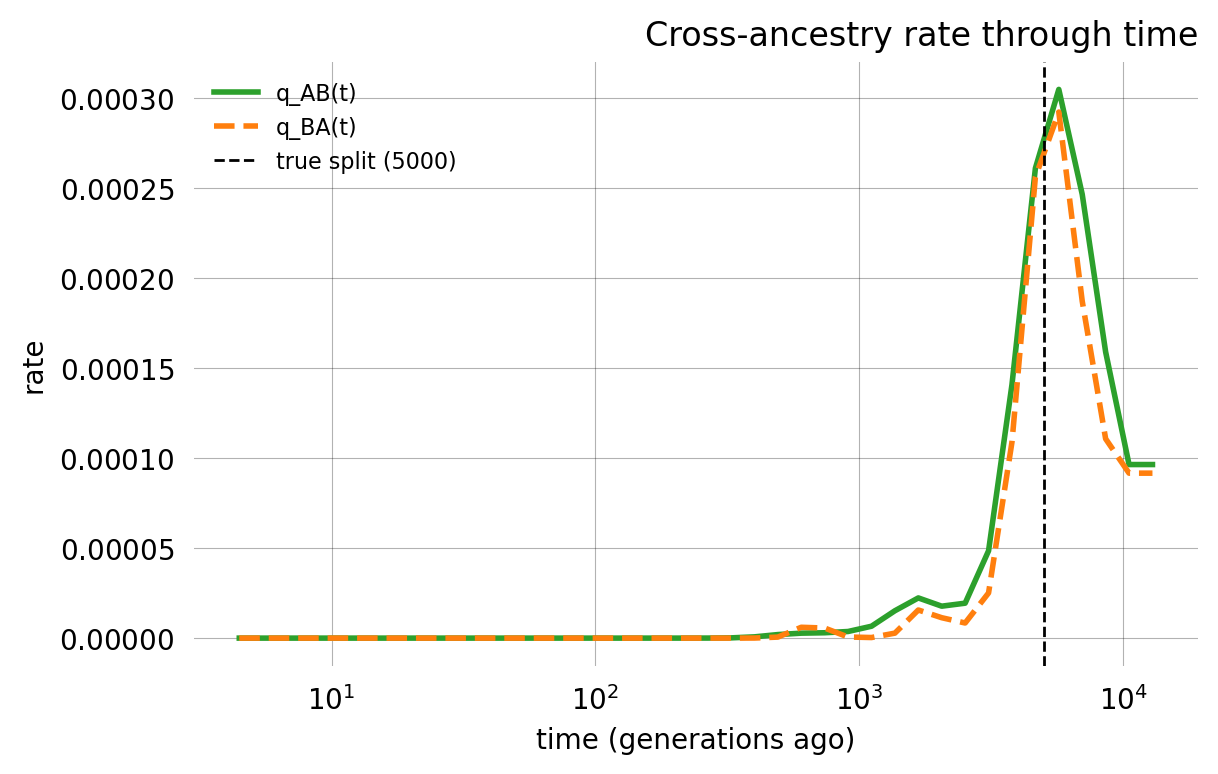
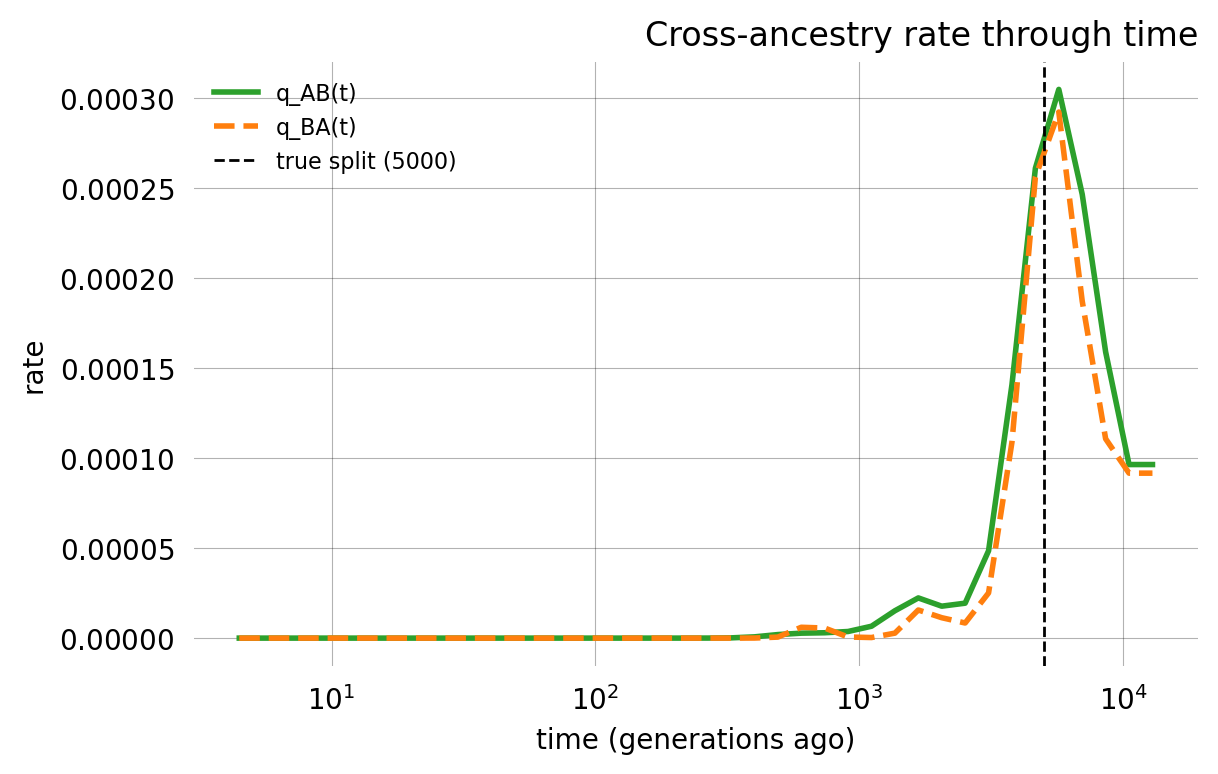
The change to this notebook cell's code, shown as a diff; its figure went from the first image to the second:
--- before
+++ after
@@ -1,5 +1,5 @@
 #| label: fig-dating-profile
 #| fig-cap: "Directional cross-ancestry transition rates q_AB(t), q_BA(t) vs backward time: ~0 more recent than the population split, rising once cross-ancestry sharing becomes possible. The dashed line is the true split time."
-fig, ax = plt.subplots(figsize=(6.2, 4))
+fig, ax = plt.subplots()
 rtt.plot(ax=ax)
 ax.axvline(T_split, color="k", ls="--", lw=1, label=f"true split ({T_split})")

Commit: updated notebook